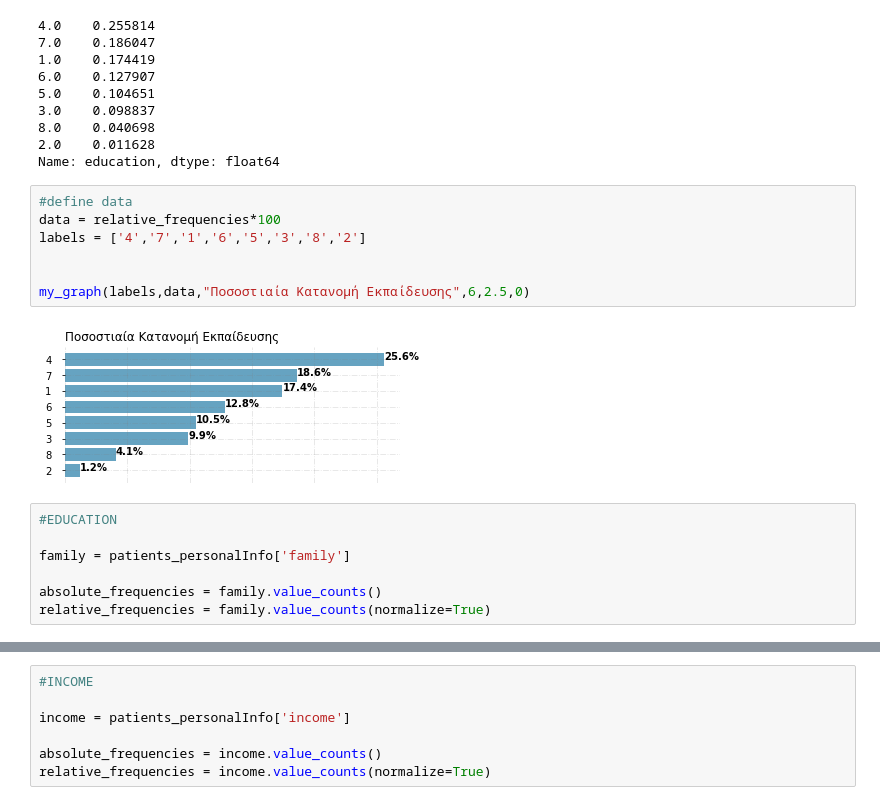
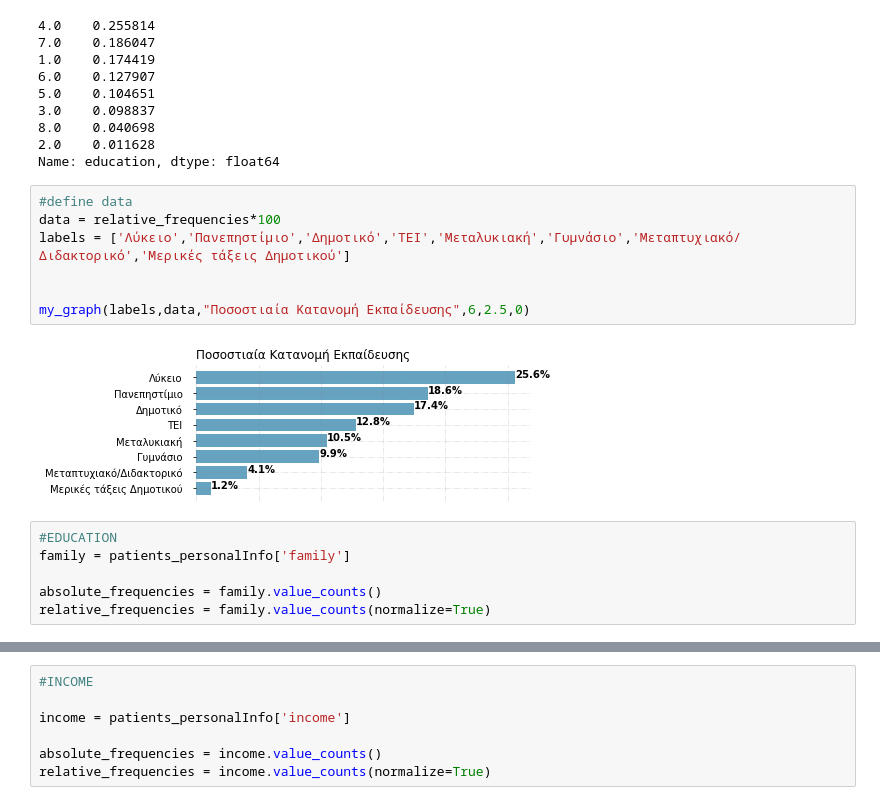
Before and after one commit to stathis99/Statistical-Analysis-for-Patient-Safety, a Jupyter notebook: Patient Analysis/personal_info_analysis.ipynb, the cells around one changed output, grey strips where cells are left out. Cells and saved outputs as stored; diff of their text form.

```diff
--- a/Patient Analysis/personal_info_analysis.ipynb
+++ b/Patient Analysis/personal_info_analysis.ipynb
@@ -160,15 +160,14 @@ Name: education, dtype: float64
 # %%
 #define data
 data = relative_frequencies*100
-labels = ['4','7','1','6','5','3','8','2']
+labels = ['Λύκειο','Πανεπηστίμιο','Δημοτικό','ΤΕΙ','Μεταλυκιακή','Γυμνάσιο','Μεταπτυχιακό/Διδακτορικό','Μερικές τάξεις Δημοτικού']
 
 
 my_graph(labels,data,"Ποσοστιαία Κατανομή Eκπαίδευσης",6,2.5,0)
 # %% [output]
-[figure, old version]
+[figure, new version]
 # %%
 #EDUCATION
-
 family = patients_personalInfo['family']
 
 absolute_frequencies = family.value_counts()
```
Also changed, not shown: parts of 16 cells of this notebook, 1 other file.
